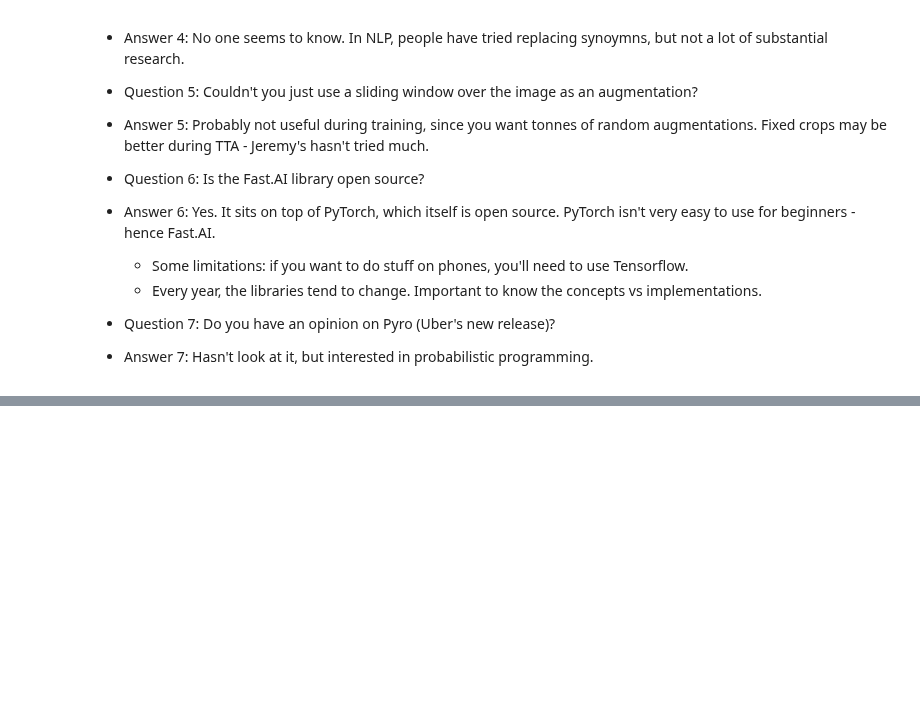
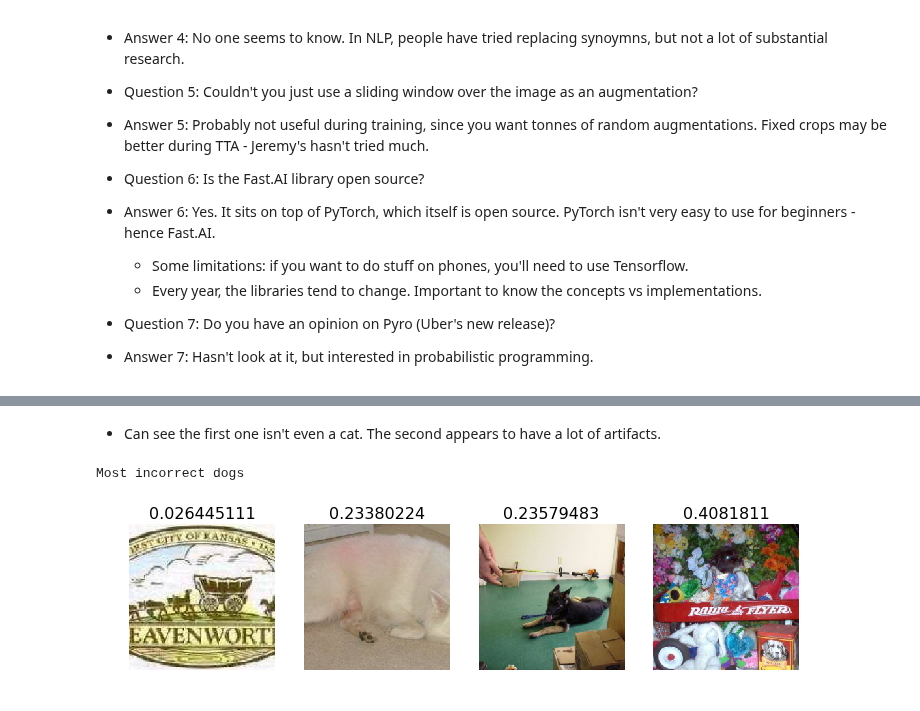
Before and after one commit to lextoumbourou/notes, a Jupyter notebook: moocs/fast.ai/deep-learning-2018/lesson2.ipynb, the cells around one changed output, grey strips where cells are left out. Saved outputs shown, nothing was run; the diff lists cells and outputs as text; code cells hidden in the pictures; blank space fills up the shorter version.

```diff
--- a/moocs/fast.ai/deep-learning-2018/lesson2.ipynb
+++ b/moocs/fast.ai/deep-learning-2018/lesson2.ipynb
@@ -310,0 +364,7 @@ accuracy_np(probs, y)
+# %% [markdown]
+* Can see the first one isn't even a cat. The second appears to have a lot of artifacts.
+# %%
+plot_val_with_title(most_by_correct(1, False), 'Most incorrect dogs')
+# %% [output]
+Most incorrect dogs
+[figure, added]
```
Also changed, not shown: parts of 15 cells of this notebook, 1 other file.
